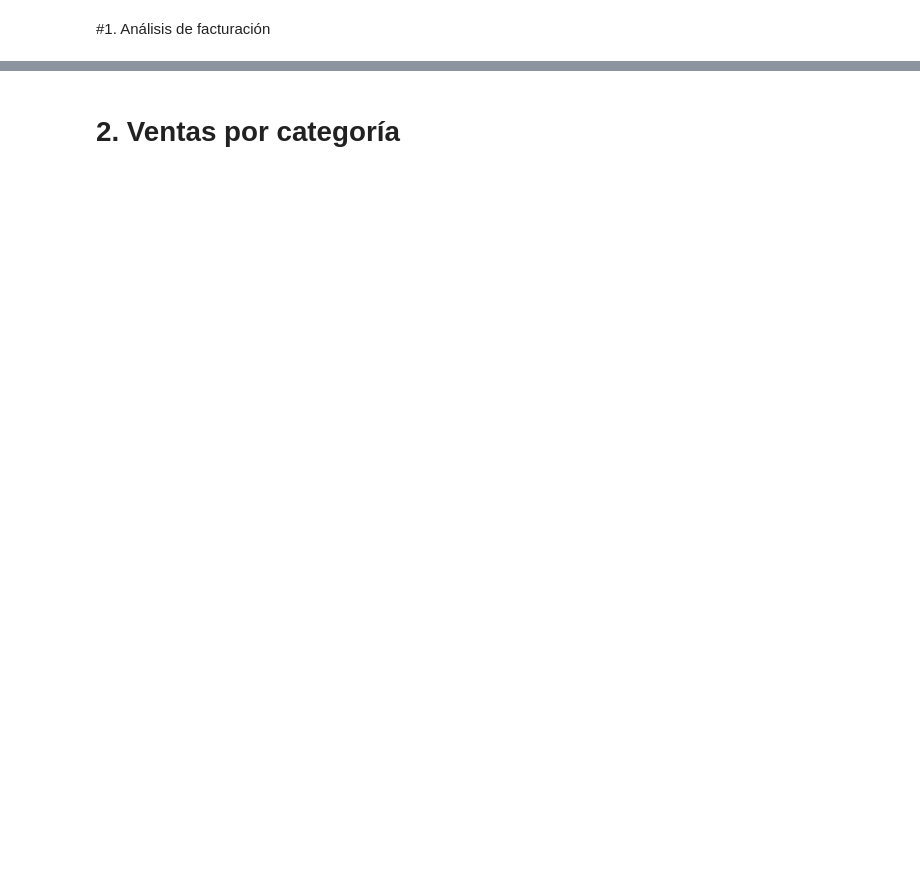
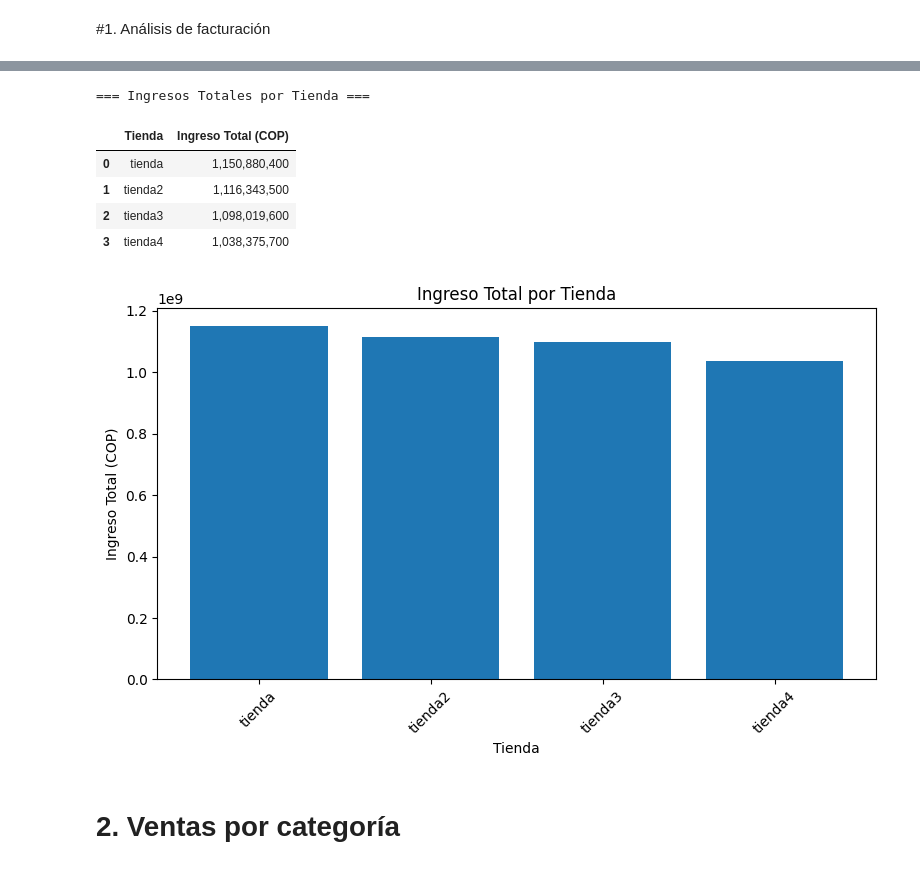
Before and after one commit to kevinbonillamontesdeoca/Amigo-Secreto, a Jupyter notebook: AluraStoreLatam.ipynb, the cells around one changed output, grey strips where cells are left out. Drawn from its saved outputs; the diff is of its cells as text; code cells hidden in the pictures; blank space fills up the shorter version.

```diff
--- a/AluraStoreLatam.ipynb
+++ b/AluraStoreLatam.ipynb
@@ -26,2 +34,10 @@ tienda.head()
 # %% [markdown]
 #1. Análisis de facturación
+# %%
+for nombre, df in tiendas.items():
+    print(f"\n=== Exploración de {nombre} ===")
+    display(df.head())
+    display(df.info())
+    display(df.describe(include='all'))
+    print("Valores nulos por columna:")
+    print(df.isnull().sum())
@@ -28,2 +161,23 @@ tienda.head()
+# %%
+ingresos = {nombre: df['Precio'].sum() for nombre, df in tiendas.items()}
+ingresos_df = pd.DataFrame(list(ingresos.items()), columns=['Tienda', 'Ingreso Total (COP)'])
+print("\n=== Ingresos Totales por Tienda ===")
+display(ingresos_df)
+plt.figure(figsize=(8,5))
+plt.bar(ingresos_df['Tienda'], ingresos_df['Ingreso Total (COP)'])
+plt.title('Ingreso Total por Tienda')
+plt.xlabel('Tienda')
+plt.ylabel('Ingreso Total (COP)')
+plt.xticks(rotation=45)
+plt.tight_layout()
+plt.show()
+# %% [output]
+=== Ingresos Totales por Tienda ===
+|  | Tienda | Ingreso Total (COP) |
+| 0 | tienda | 1,150,880,400 |
+| 1 | tienda2 | 1,116,343,500 |
+| 2 | tienda3 | 1,098,019,600 |
+| 3 | tienda4 | 1,038,375,700 |
+[figure, added]
 # %% [markdown]
 # 2. Ventas por categoría
```
Also changed, not shown: parts of 23 cells of this notebook.
